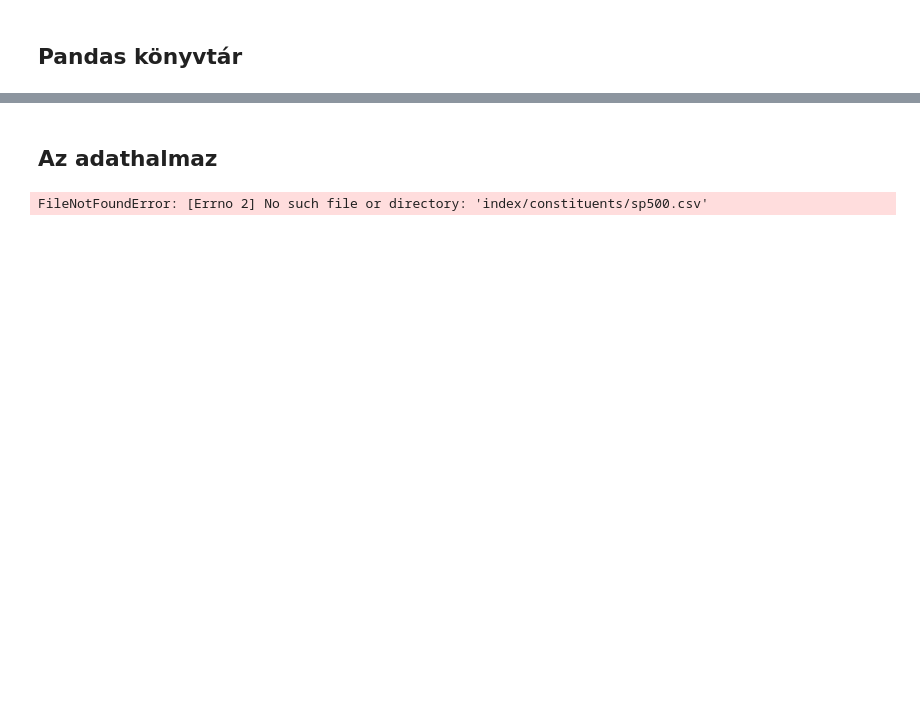
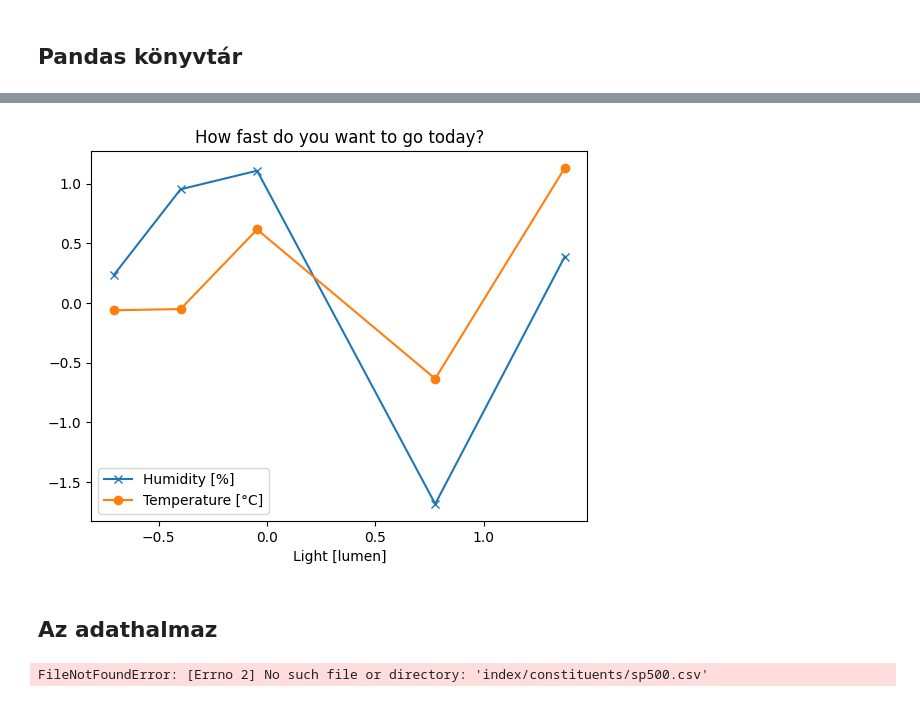
Before and after one commit to afranko/data_challange_otp, a Jupyter notebook: otp-data_challange.ipynb, the cells around one changed output, grey strips where cells are left out. Saved outputs shown, nothing was run; the diff lists cells and outputs as text; code cells hidden in the pictures; blank space fills up the shorter version.

```diff
--- a/otp-data_challange.ipynb
+++ b/otp-data_challange.ipynb
@@ -43,0 +64,6 @@ ran_df[ran_df["Humid"] > 0]
+# %%
+# Összegzés
+ran_df.sum()
+
+rel_df = ran_df/ran_df.sum()
+rel_df
@@ -43,0 +85,4 @@ ran_df[ran_df["Humid"] > 0]
+# %%
+# Rendezések
+rel_df = rel_df.sort_values(by="Light")
+rel_df
@@ -44,3 +96,18 @@ ran_df[ran_df["Humid"] > 0]
+# %%
+# Ábrázolás
+fig, ax = plt.subplots()
+
+ax.plot(rel_df["Light"],  rel_df["Humid"], 'x-', markeredgewidth = 1, label="Humidity [%]")
+ax.plot(rel_df["Light"],  rel_df["Temp"], 'o-', markeredgewidth = 1, label="Temperature [°C]")
+
+ax.set_xlabel('Light [lumen]')
+ax.set_title('How fast do you want to go today?')
+
+plt.legend()
+
+plt.show()
+# %% [output]
+[figure, added]
 # %% [markdown]
 ## Az adathalmaz
 # %%
```
Also changed, not shown: parts of 9 cells of this notebook, 1 other file.
